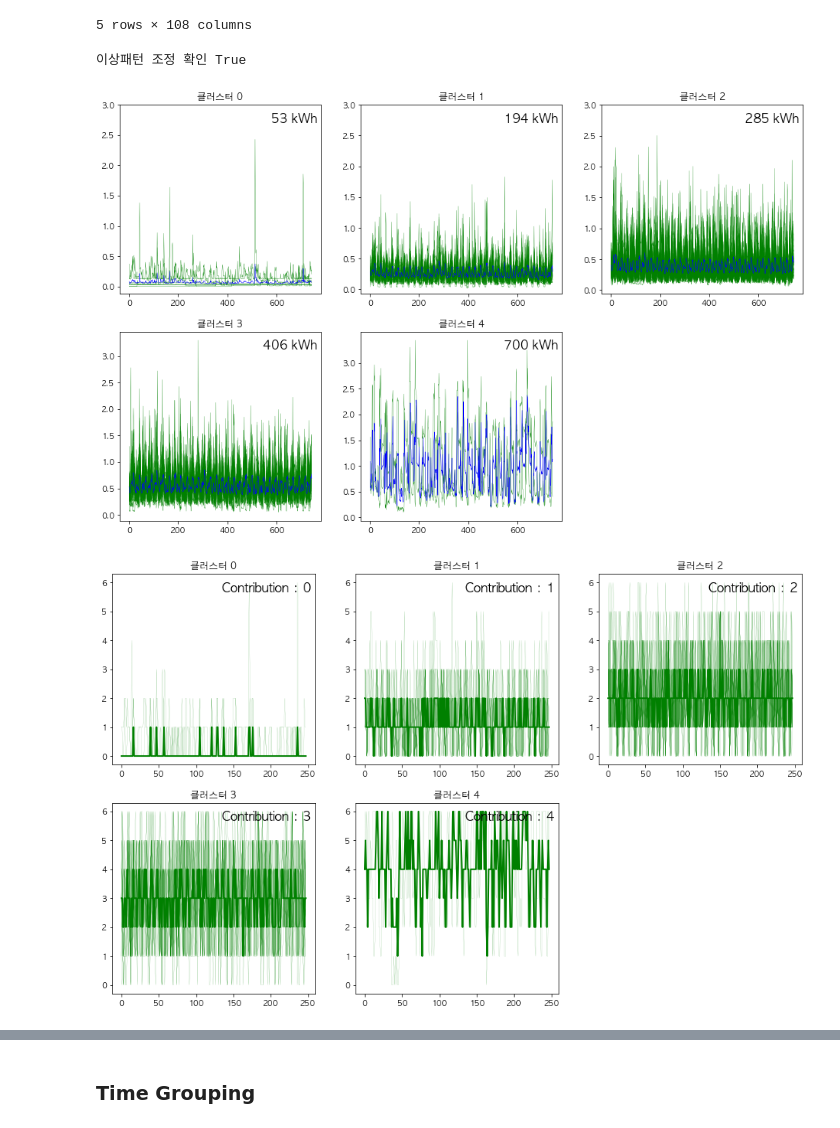
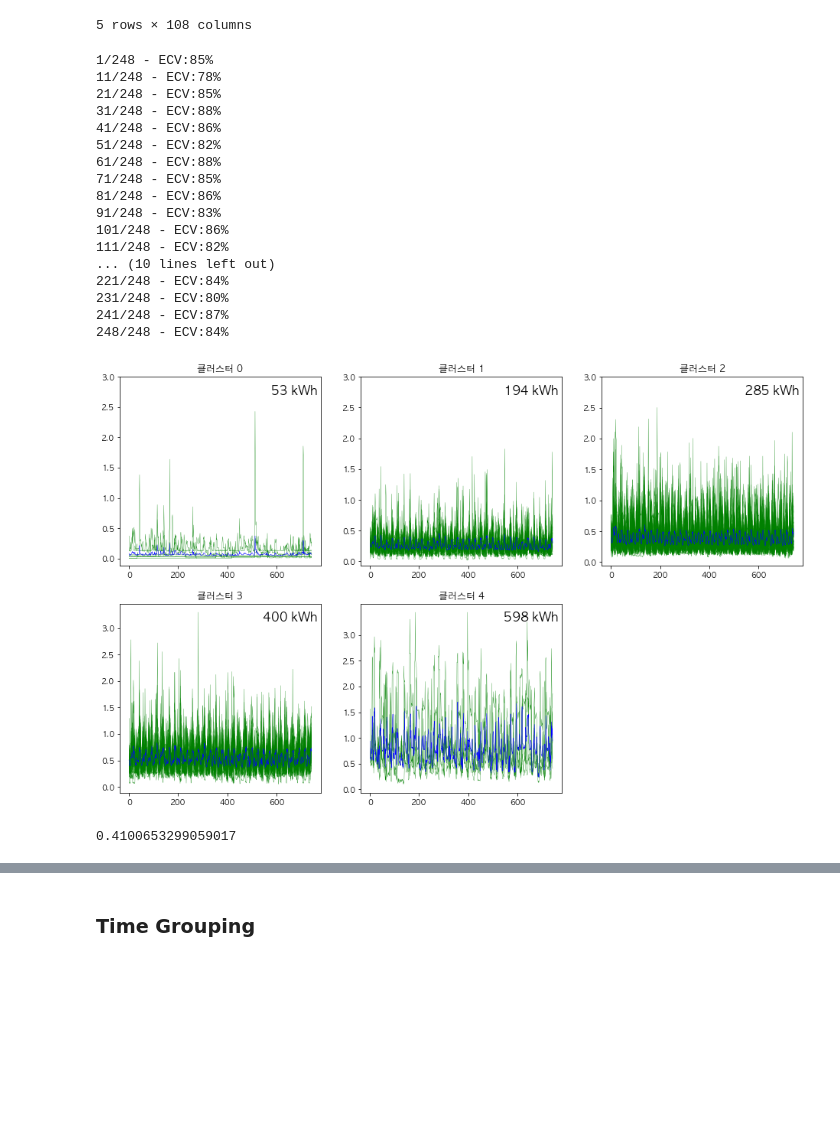
Before and after one commit to formegusto/distribution-public-fee, a Jupyter notebook: pt6. 전기절약 피드백 (TimeDivision KMeans Based).ipynb, the cells around one changed output, grey strips where cells are left out. Drawn from its saved outputs; the diff is of its cells as text; code cells hidden in the pictures; blank space fills up the shorter version.

Commit message:
update : 다시 back,, timedivision 시간대마다 adjust 필요

```diff
--- a/pt6. 전기절약 피드백 (TimeDivision KMeans Based).ipynb
+++ b/pt6. 전기절약 피드백 (TimeDivision KMeans Based).ipynb
@@ -69,19 +69,47 @@ m_60_1.head()
 # %%
 from src import SavingFeedback
 
 sf = SavingFeedback(xlsx, _type="tdkmeans")
 
 sf.select_month(1)
 sf.kmeans_run()
-sf.adjust_anomaly()
+# sf.adjust_anomaly()
 
-anomaly = sf.check_anomaly()
-clear_output(wait=True)
-print("이상패턴 조정 확인", len(anomaly) == 0)
+# anomaly = sf.check_anomaly()
+# clear_output(wait=True)
+# print("이상패턴 조정 확인", len(anomaly) == 0)
 
 sf.kmeans.draw_plot()
-sf.kmeans.draw_cont_plot()
+# sf.kmeans.draw_cont_plot()
 # %% [output]
-이상패턴 조정 확인 True
+1/248 - ECV:85%
+11/248 - ECV:78%
+21/248 - ECV:85%
+31/248 - ECV:88%
+41/248 - ECV:86%
+51/248 - ECV:82%
+61/248 - ECV:88%
+71/248 - ECV:85%
+81/248 - ECV:86%
+91/248 - ECV:83%
+101/248 - ECV:86%
+111/248 - ECV:82%
+... (10 lines left out)
+221/248 - ECV:84%
+231/248 - ECV:80%
+241/248 - ECV:87%
+248/248 - ECV:84%
-[figure, old version]
+[figure, new version]
-[figure, removed]
+# %%
+from src import KMeans
+
+kmeans = KMeans(datas=m_60_1.T.values)
+kmeans.init_setting()
+
+kmeans.clusters_ = sf.kmeans.clusters_
+kmeans.labels_ = sf.kmeans.labels_
+
+# kmeans.next_setting()
+kmeans.ecv
+# %% [output]
+0.4100653299059017
```
Also changed, not shown: parts of 10 cells of this notebook.
